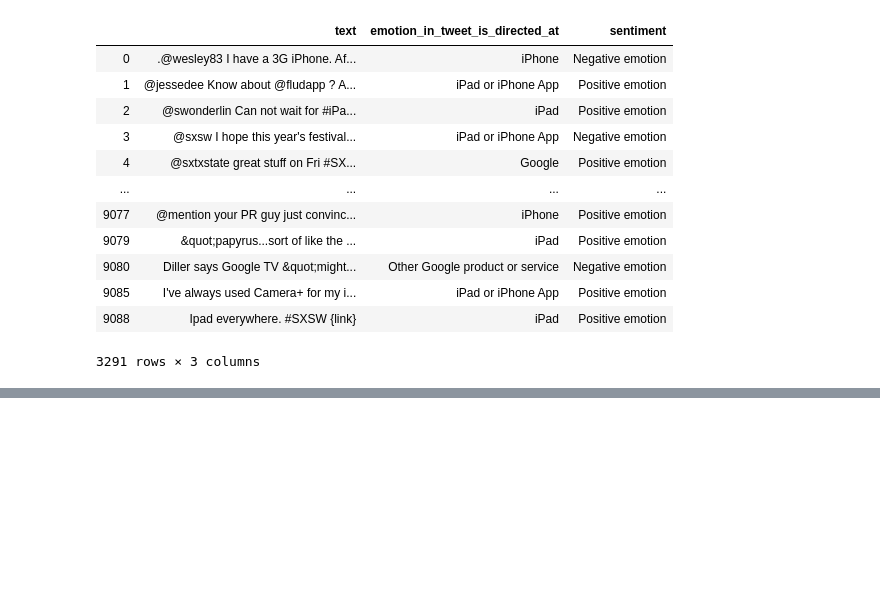
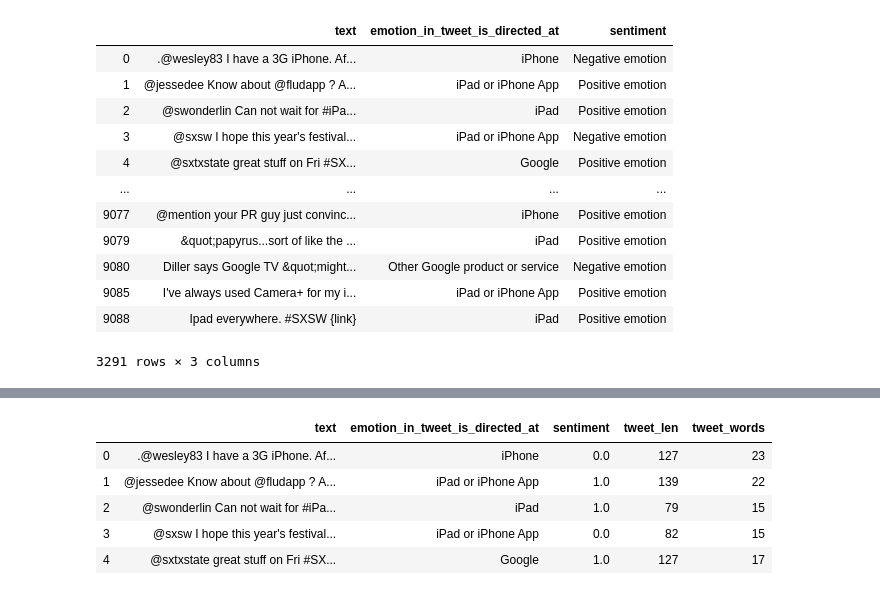
Before and after one commit to MichaelBurak/twitter_apple_sentiment, a Jupyter notebook: twitter_apple_google_sentiment.ipynb, the cells around one changed output, grey strips where cells are left out. Drawn from its saved outputs; the diff is of its cells as text; code cells hidden in the pictures; blank space fills up the shorter version.

```diff
--- a/twitter_apple_google_sentiment.ipynb
+++ b/twitter_apple_google_sentiment.ipynb
@@ -63,6 +72,8 @@ df
 | 9085 | I've always used Camera+ for my i... | iPad or iPhone App | Positive emotion |
 | 9088 | Ipad everywhere. #SXSW {link} | iPad | Positive emotion |
 3291 rows × 3 columns
+# %%
+df.sentiment = df.sentiment.map({'Positive emotion': 1, 'Negative emotion': 0})
 # %%
 df.sentiment.value_counts()
 # %% [output]
@@ -84,0 +92,14 @@ Name: sentiment, dtype: int64
+# %%
+def preprocess(text):
+    text = text.str.replace("(<br/>)", "")
+    text = text.str.replace('(<a).*(>).*(</a>)', '')
+    text = text.str.replace('(&amp)', '')
+    text = text.str.replace('(&gt)', '')
+    text = text.str.replace('(&lt)', '')
+    text = text.str.replace('(\xa0)', ' ')
+    return text
+
+clean_df = df
+clean_df['text'] = preprocess(clean_df['text'])
+
+clean_df['text']
@@ -84,0 +119,12 @@ Name: sentiment, dtype: int64
+# %%
+clean_df['tweet_len'] = clean_df['text'].astype(str).apply(len)
+clean_df['tweet_words'] = clean_df['text'].apply(lambda x: len(str(x).split()))
+# %%
+clean_df.head()
+# %% [output]
+|  | text | emotion_in_tweet_is_directed_at | sentiment | tweet_len | tweet_words |
+| 0 | .@wesley83 I have a 3G iPhone. Af... | iPhone | 0.0 | 127 | 23 |
+| 1 | @jessedee Know about @fludapp ? A... | iPad or iPhone App | 1.0 | 139 | 22 |
+| 2 | @swonderlin Can not wait for #iPa... | iPad | 1.0 | 79 | 15 |
+| 3 | @sxsw I hope this year's festival... | iPad or iPhone App | 0.0 | 82 | 15 |
+| 4 | @sxtxstate great stuff on Fri #SX... | Google | 1.0 | 127 | 17 |
```
Also changed, not shown: parts of 37 cells of this notebook, 1 other file.
